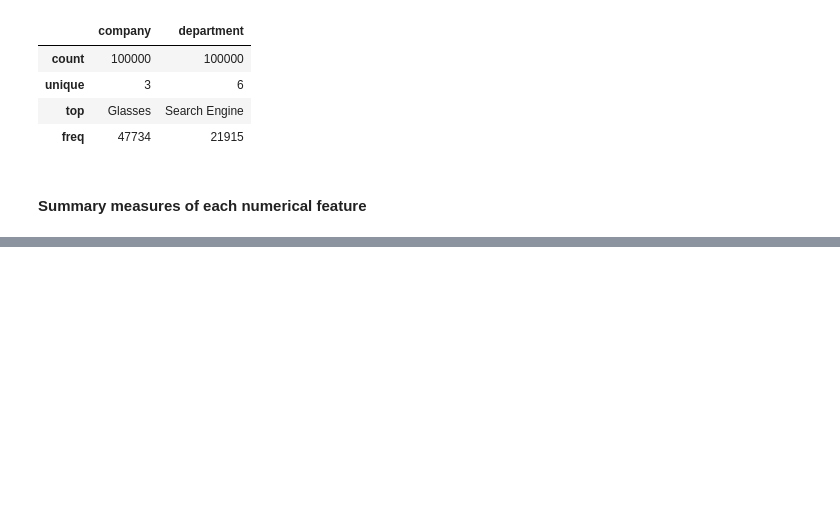
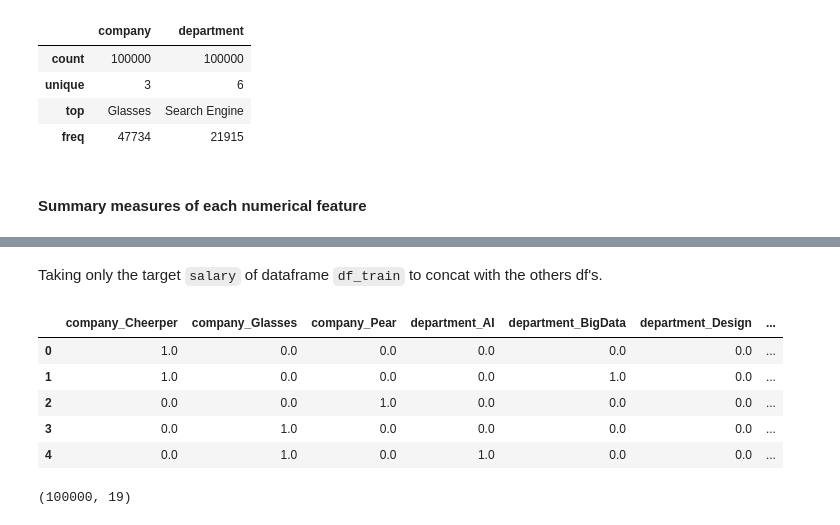
Before and after one commit to SamuelJabes/Employee_Salary_Prediction, a Jupyter notebook: model.ipynb, the cells around one changed output, grey strips where cells are left out. Cells and saved outputs as stored; diff of their text form; code cells hidden in the pictures; blank space fills up the shorter version.

```diff
--- a/model.ipynb
+++ b/model.ipynb
@@ -133,0 +197,23 @@ Also, we know that the others features (which are numerical) are having **high d
+# %% [markdown]
+Taking only the target `salary` of dataframe `df_train` to concat with the others df's.
+# %%
+# taking the target
+target_df = df_train.loc[:,'salary']
+
+# concatenating the df's of preprocessed numerical and categorical features
+all_features = pd.concat([enc_df, feat_norm_df], axis=1)
+
+# concatening the df's of all features with the target
+df_train = pd.concat([all_features, target_df], axis=1)
+df_train.head()
+# %% [output]
+|  | company_Cheerper | company_Glasses | company_Pear | department_AI | department_BigData | department_Design | ... |
+| 0 | 1.0 | 0.0 | 0.0 | 0.0 | 0.0 | 0.0 | ... |
+| 1 | 1.0 | 0.0 | 0.0 | 0.0 | 1.0 | 0.0 | ... |
+| 2 | 0.0 | 0.0 | 1.0 | 0.0 | 0.0 | 0.0 | ... |
+| 3 | 0.0 | 1.0 | 0.0 | 0.0 | 0.0 | 0.0 | ... |
+| 4 | 0.0 | 1.0 | 0.0 | 1.0 | 0.0 | 0.0 | ... |
+# %%
+df_train.shape
+# %% [output]
+(100000, 19)
```
Also changed, not shown: parts of 21 cells of this notebook.
